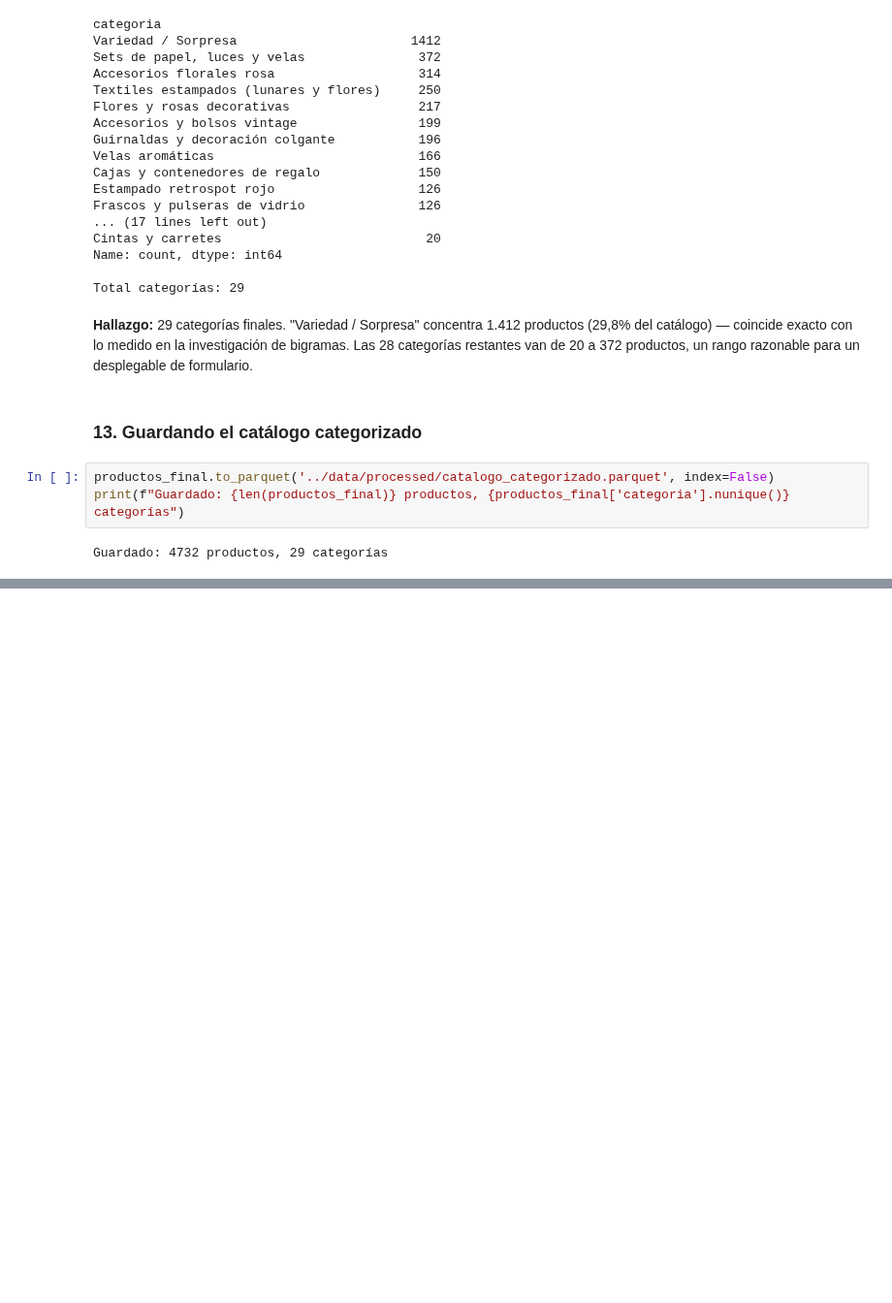
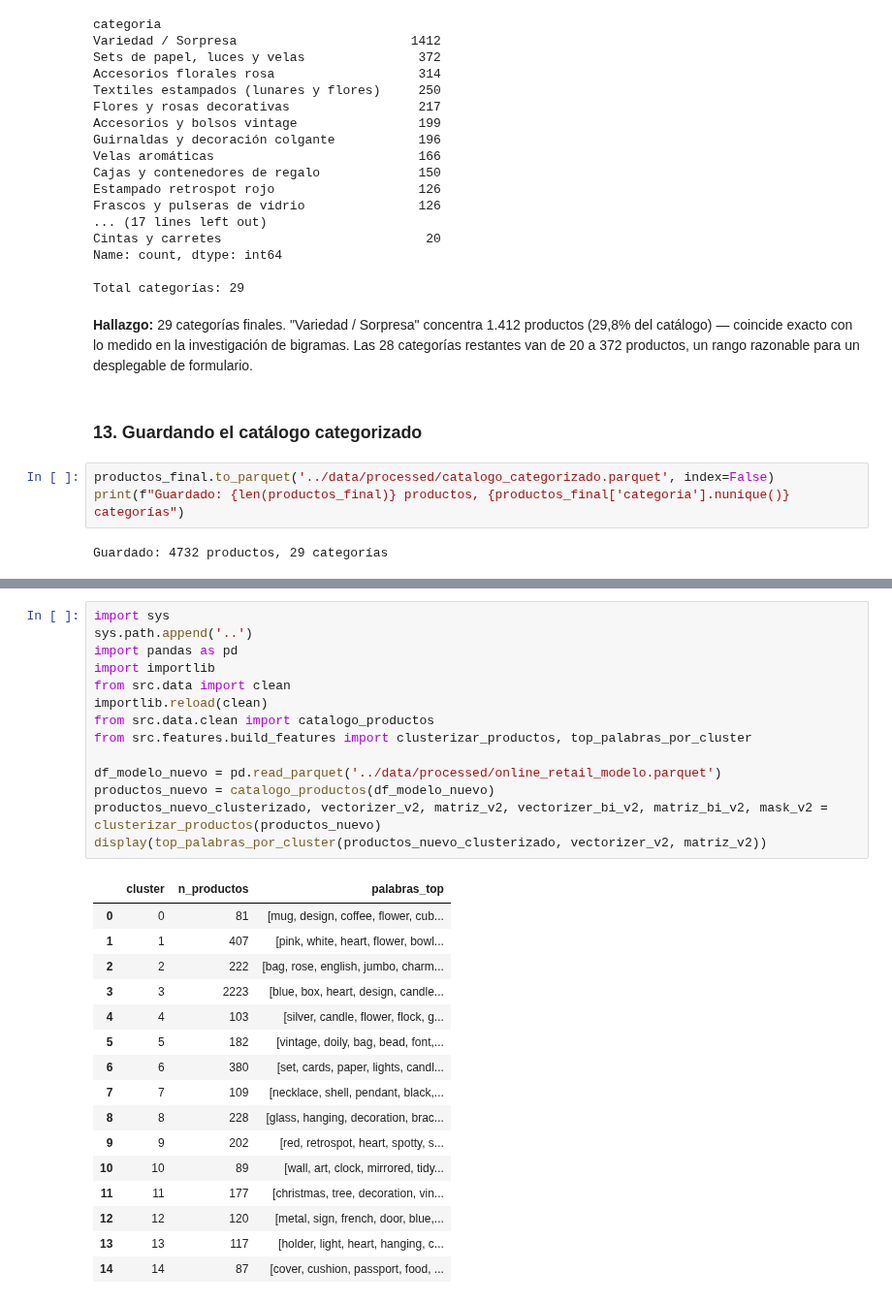
Before and after one commit to MafeLopezQuintana/asistente-regalos-ecommerce, a Jupyter notebook: notebooks/02b_categorias.ipynb, the cells around one changed output, grey strips where cells are left out. Shown at 97% size. Saved outputs shown, nothing was run; the diff lists cells and outputs as text; blank space fills up the shorter version.

```diff
--- a/notebooks/02b_categorias.ipynb
+++ b/notebooks/02b_categorias.ipynb
@@ -1076,0 +1100,31 @@ Guardado: 4732 productos, 29 categorías
+# %%
+import sys
+sys.path.append('..')
+import pandas as pd
+import importlib
+from src.data import clean
+importlib.reload(clean)
+from src.data.clean import catalogo_productos
+from src.features.build_features import clusterizar_productos, top_palabras_por_cluster
+
+df_modelo_nuevo = pd.read_parquet('../data/processed/online_retail_modelo.parquet')
+productos_nuevo = catalogo_productos(df_modelo_nuevo)
+productos_nuevo_clusterizado, vectorizer_v2, matriz_v2, vectorizer_bi_v2, matriz_bi_v2, mask_v2 = clusterizar_productos(productos_nuevo)
+display(top_palabras_por_cluster(productos_nuevo_clusterizado, vectorizer_v2, matriz_v2))
+# %% [output]
+|  | cluster | n_productos | palabras_top |
+| 0 | 0 | 81 | [mug, design, coffee, flower, cub... |
+| 1 | 1 | 407 | [pink, white, heart, flower, bowl... |
+| 2 | 2 | 222 | [bag, rose, english, jumbo, charm... |
+| 3 | 3 | 2223 | [blue, box, heart, design, candle... |
+| 4 | 4 | 103 | [silver, candle, flower, flock, g... |
+| 5 | 5 | 182 | [vintage, doily, bag, bead, font,... |
+| 6 | 6 | 380 | [set, cards, paper, lights, candl... |
+| 7 | 7 | 109 | [necklace, shell, pendant, black,... |
+| 8 | 8 | 228 | [glass, hanging, decoration, brac... |
+| 9 | 9 | 202 | [red, retrospot, heart, spotty, s... |
+| 10 | 10 | 89 | [wall, art, clock, mirrored, tidy... |
+| 11 | 11 | 177 | [christmas, tree, decoration, vin... |
+| 12 | 12 | 120 | [metal, sign, french, door, blue,... |
+| 13 | 13 | 117 | [holder, light, heart, hanging, c... |
+| 14 | 14 | 87 | [cover, cushion, passport, food, ... |
```
Also changed, not shown: parts of 24 cells of this notebook, 5 other files.
